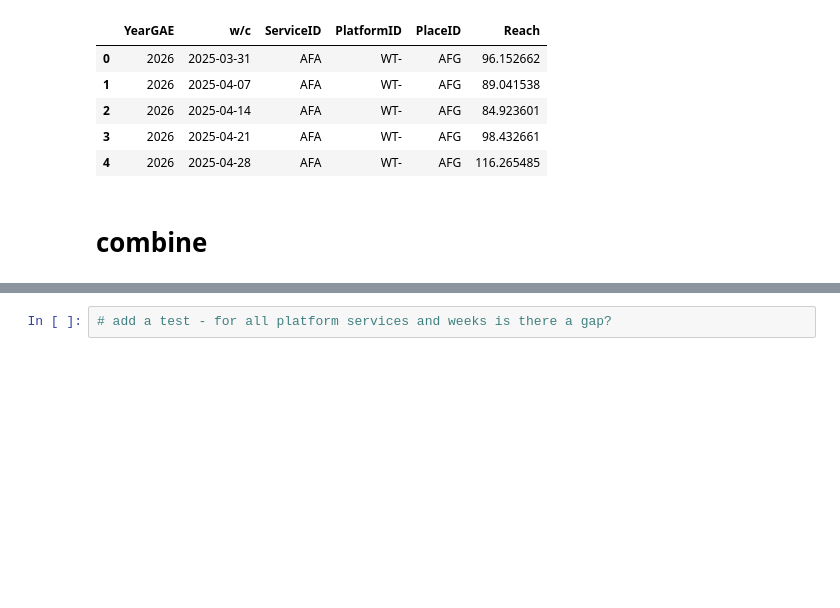
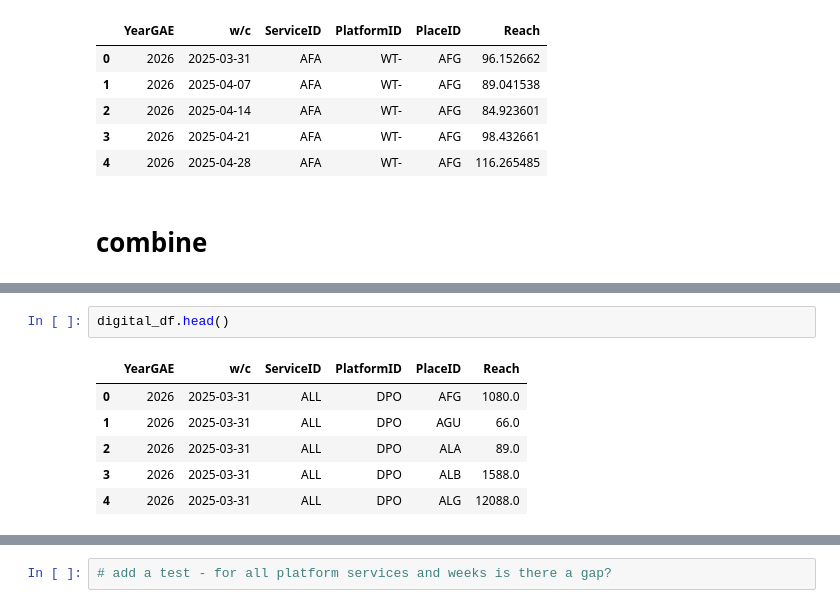
Before and after one commit to brunsd42/digiGAM, a Jupyter notebook: notebooks/8_total_digital.ipynb, the cells around one changed output, grey strips where cells are left out. Cells and saved outputs as stored; diff of their text form; blank space fills up the shorter version.

```diff
--- a/notebooks/8_total_digital.ipynb
+++ b/notebooks/8_total_digital.ipynb
@@ -835,0 +916,9 @@ wt_df.head()
+# %%
+digital_df.head()
+# %% [output]
+|  | YearGAE | w/c | ServiceID | PlatformID | PlaceID | Reach |
+| 0 | 2026 | 2025-03-31 | ALL | DPO | AFG | 1080.0 |
+| 1 | 2026 | 2025-03-31 | ALL | DPO | AGU | 66.0 |
+| 2 | 2026 | 2025-03-31 | ALL | DPO | ALA | 89.0 |
+| 3 | 2026 | 2025-03-31 | ALL | DPO | ALB | 1588.0 |
+| 4 | 2026 | 2025-03-31 | ALL | DPO | ALG | 12088.0 |
```
Also changed, not shown: parts of 19 cells of this notebook, 33 other files.
